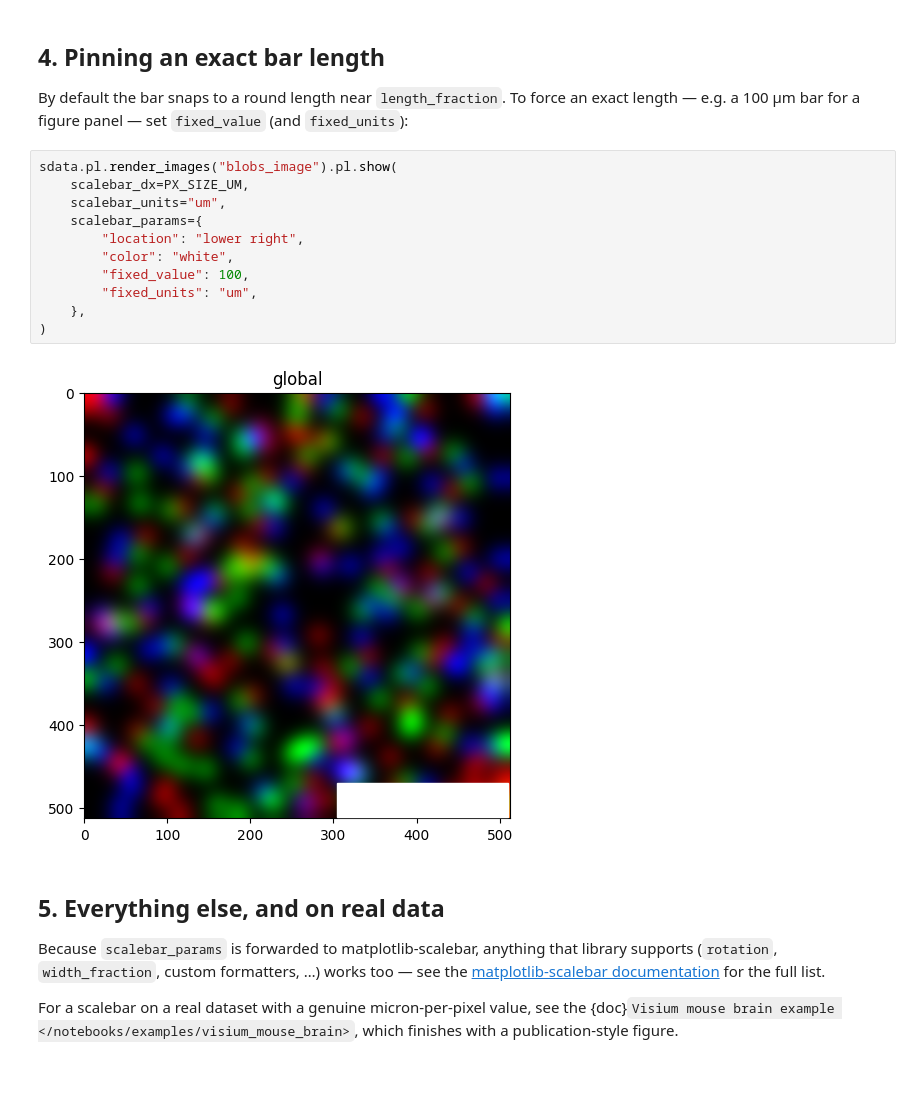
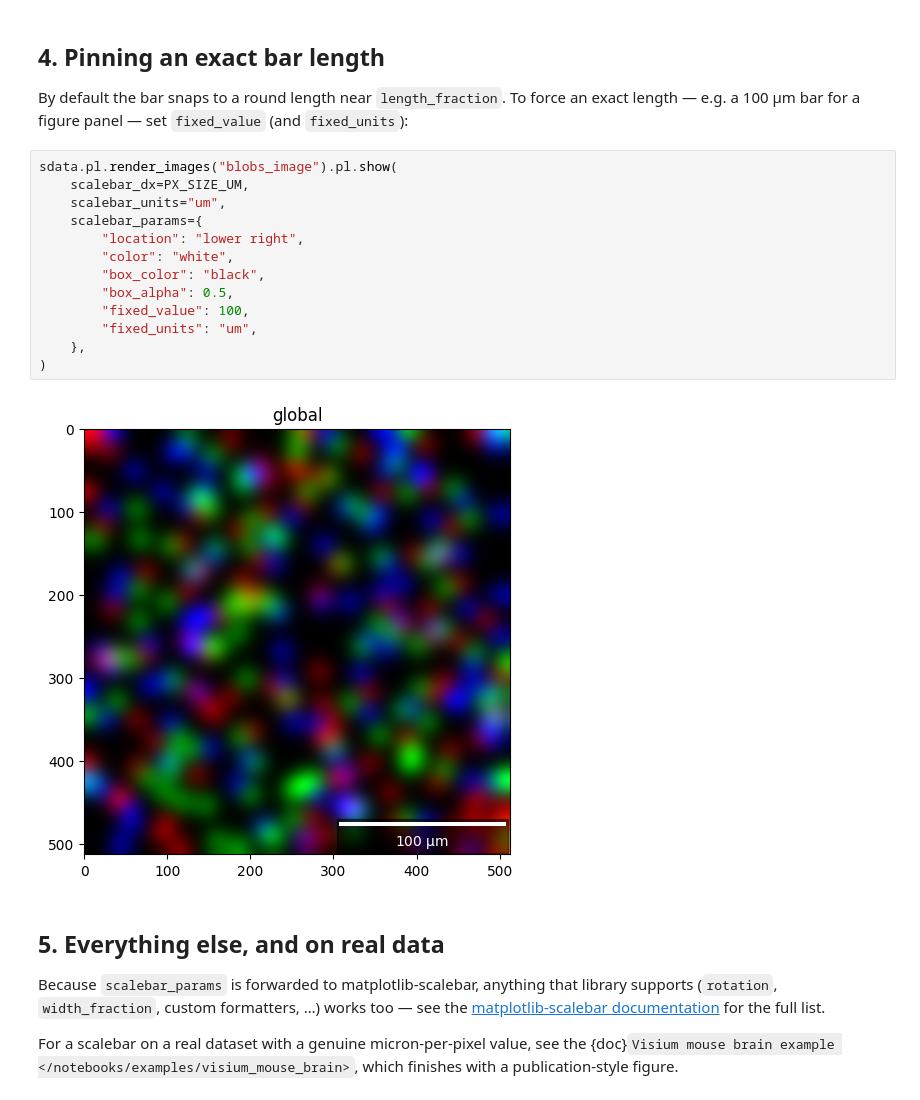
Before and after one commit to scverse/spatialdata-plot-tutorials, a Jupyter notebook: tutorials/scalebars.ipynb, the cells around one changed output. Saved outputs shown, nothing was run; the diff lists cells and outputs as text.

```diff
--- a/tutorials/scalebars.ipynb
+++ b/tutorials/scalebars.ipynb
@@ -116,16 +120,18 @@ By default the bar snaps to a round length near `length_fraction`. To force an e
 # %%
 sdata.pl.render_images("blobs_image").pl.show(
     scalebar_dx=PX_SIZE_UM,
     scalebar_units="um",
     scalebar_params={
         "location": "lower right",
         "color": "white",
+        "box_color": "black",
+        "box_alpha": 0.5,
         "fixed_value": 100,
         "fixed_units": "um",
     },
 )
 # %% [output]
-[figure, old version]
+[figure, new version]
 # %% [markdown]
 ## 5. Everything else, and on real data
 
```
Also changed, not shown: parts of 2 cells of this notebook.
